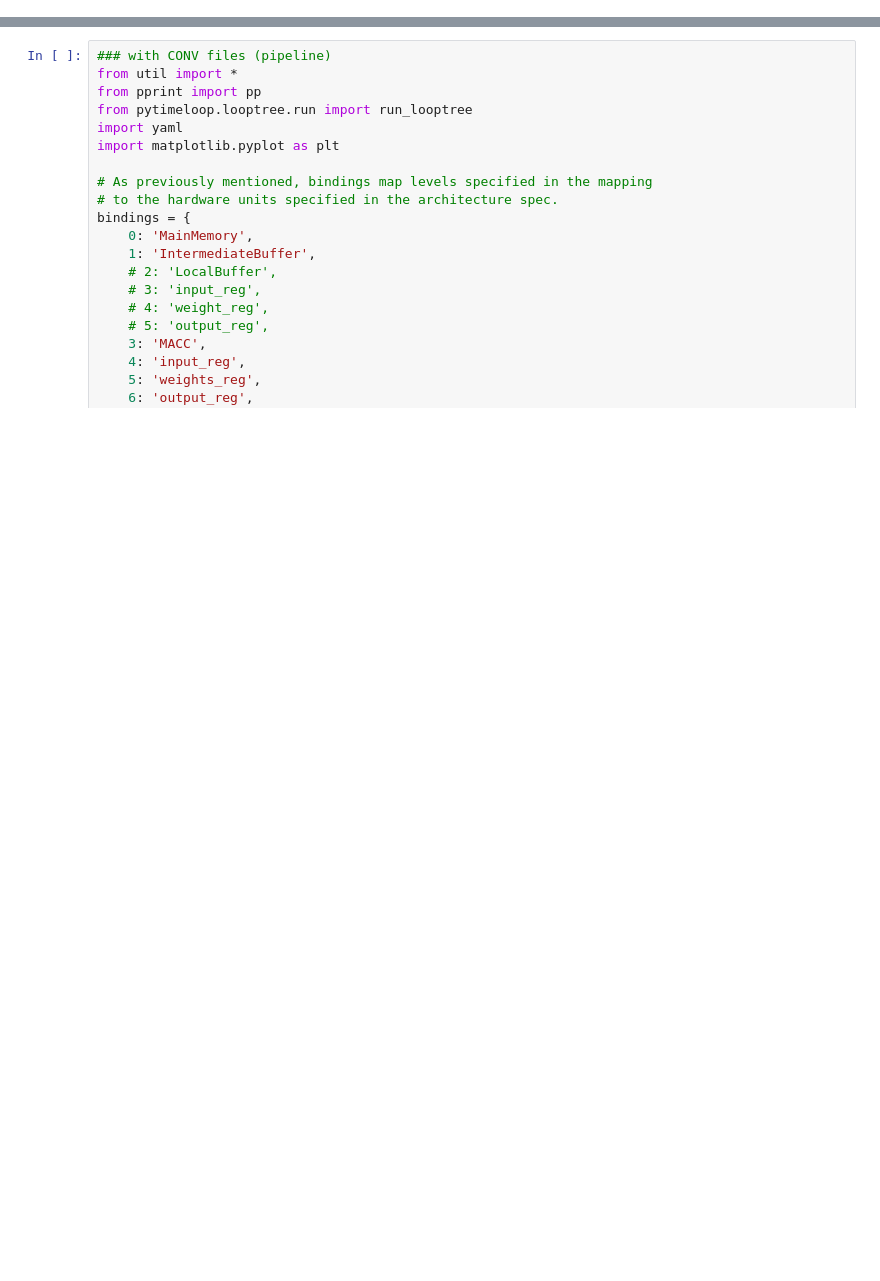
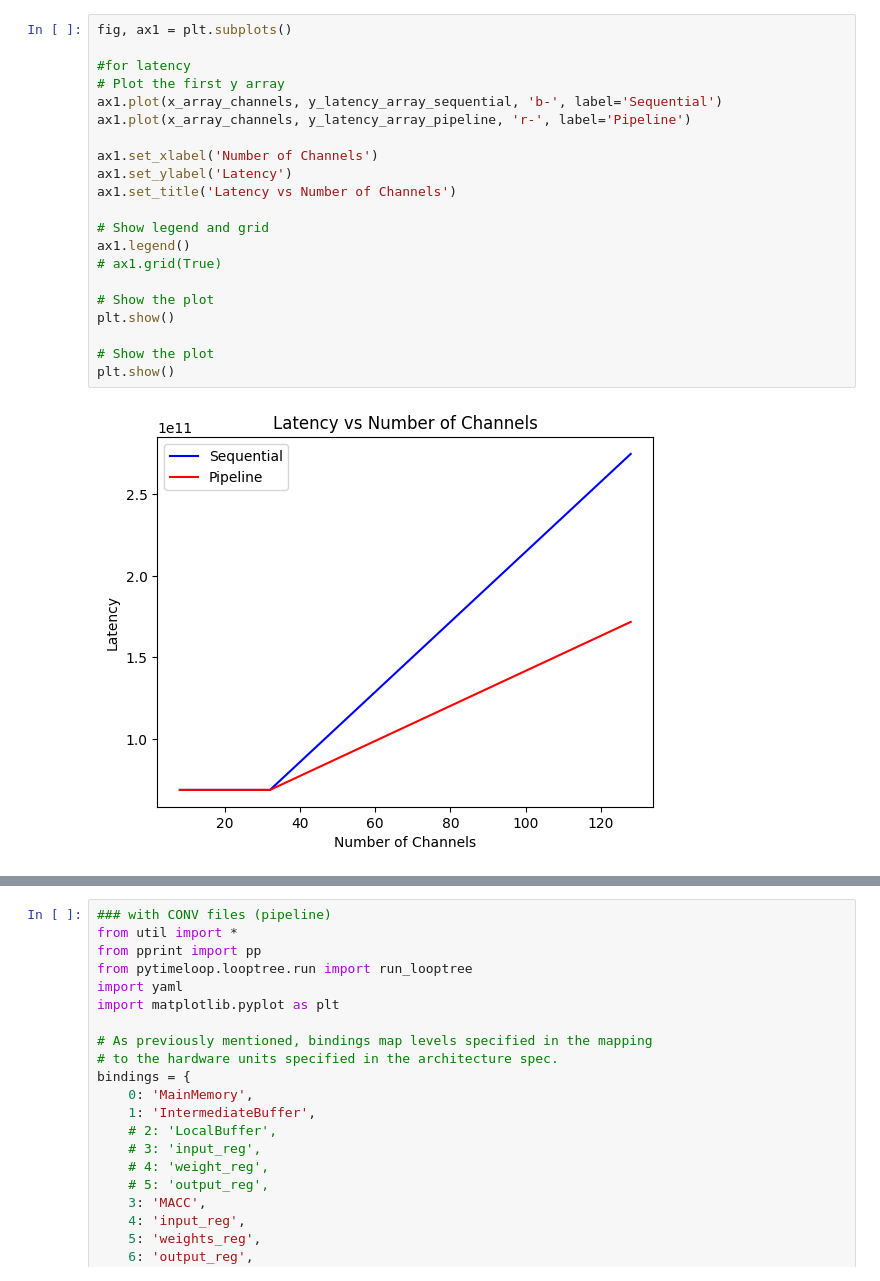
Before and after one commit to YouryMoise/6.5930FinalProject, a Jupyter notebook: workspace/notebook/notebook.ipynb, the cells around one changed output, grey strips where cells are left out. Drawn from its saved outputs; the diff is of its cells as text; blank space fills up the shorter version.

Commit message:
done with graphs for channel sweep

```diff
--- a/workspace/notebook/notebook.ipynb
+++ b/workspace/notebook/notebook.ipynb
@@ -15,0 +182,23 @@ An example architecture that we will use here is displayed below.
+# %%
+fig, ax1 = plt.subplots()
+
+#for latency
+# Plot the first y array
+ax1.plot(x_array_channels, y_latency_array_sequential, 'b-', label='Sequential')
+ax1.plot(x_array_channels, y_latency_array_pipeline, 'r-', label='Pipeline')
+
+ax1.set_xlabel('Number of Channels')
+ax1.set_ylabel('Latency')
+ax1.set_title('Latency vs Number of Channels')
+
+# Show legend and grid
+ax1.legend()
+# ax1.grid(True)
+
+# Show the plot
+plt.show()
+
+# Show the plot
+plt.show()
+# %% [output]
+[figure, added]
```
Also changed, not shown: parts of 29 cells of this notebook.
